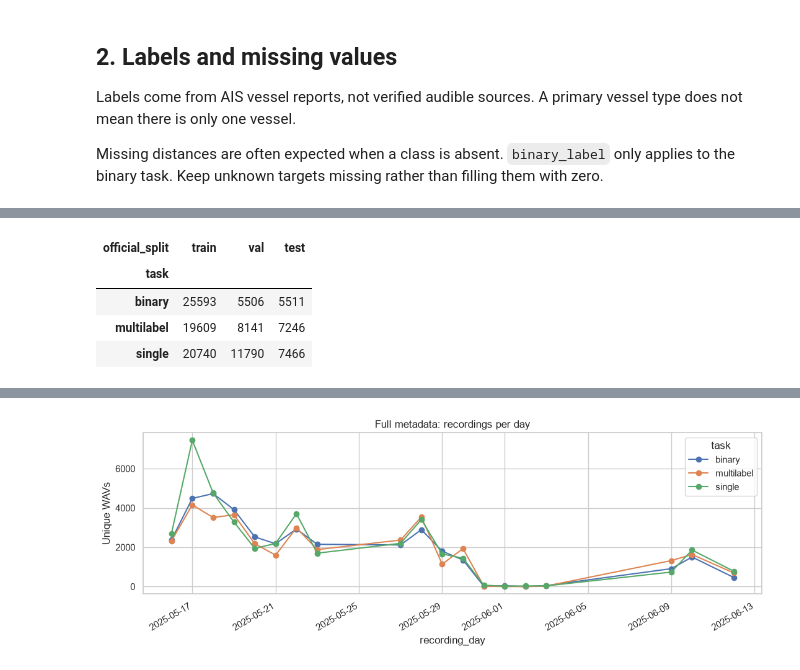
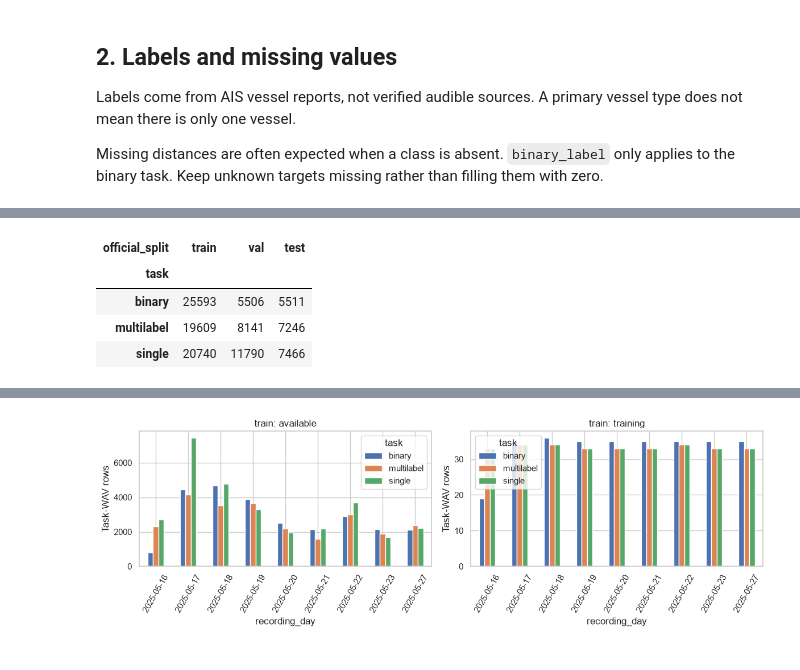
Before and after one commit to vowalsh/jhu-machine-learning-group-research-project, a Jupyter notebook: eda/eda.ipynb, the cells around one changed output, grey strips where cells are left out. Drawn from its saved outputs; the diff is of its cells as text; code cells hidden in the pictures.

```diff
--- a/eda/eda.ipynb
+++ b/eda/eda.ipynb
@@ -112,29 +231,77 @@ Compare the full eligible pools with our sample. A split with 15% of recording d
 # %%
-# Count unique WAVs per task, rather than adding repeated source rows.
+# Official-split overlap uses identities only, including reserved test membership.
 official_counts = manifest.groupby(['task', 'official_split'])['audio_path'].nunique()
 display(official_counts.unstack().reindex(columns=splits))
-
 official_membership = manifest.groupby(['task', 'audio_path'])['official_split'].nunique()
 shared_paths = official_membership.loc[official_membership.gt(1)]
 print(f'WAVs shared across official splits: '
       f'{shared_paths.index.get_level_values("audio_path").nunique():,}')
 
-# Use the same target exclusions as preparation, before comparing with the pilot.
-missing_binary = manifest['task'].eq('binary') & manifest['binary_label'].isna()
-eligible = manifest.loc[~(manifest['conflicting_target'] | missing_binary)]
-eligible_counts = eligible.groupby(['task', 'temporal_split'])['audio_path'].nunique()
-pilot_counts = pilot.groupby(['task', 'split'])['audio_path'].nunique()
-pilot_counts.index.names = eligible_counts.index.names
-coverage = pd.DataFrame({'eligible_wavs': eligible_counts, 'sampled_wavs': pilot_counts})
-display(coverage)
+# Common day and WAV assignments must agree across tasks.
+identity_tables = [('manifest', manifest, 'temporal_split'), ('pilot', pilot, 'split')]
+for name, table, split_column in identity_tables:
+    wav_splits = table.groupby('audio_path')[split_column].nunique()
+    day_splits = table.groupby('recording_day')[split_column].nunique()
+    print(f'{name}: WAVs crossing temporal splits = {wav_splits.gt(1).sum()}')
+    print(f'{name}: recording days crossing temporal splits = {day_splits.gt(1).sum()}')
+split_mismatches = pilot['split'].ne(pilot['temporal_split']).sum()
+print(f'Pilot split differs from temporal_split: {split_mismatches}')
+validation_membership = selected.loc[selected['split'].eq('val')]
+keys = ['task', 'audio_path']
+natural_keys = validation_membership.loc[validation_membership['view'].eq('natural'), keys]
+coverage_keys = validation_membership.loc[validation_membership['view'].eq('coverage'), keys]
+shared_validation = natural_keys.merge(coverage_keys, on=keys)
+print(f'Natural/coverage shared task-WAVs: {len(shared_validation)}')
 
-# Show when recordings were made. Each line counts unique WAVs for one task.
-daily = manifest.assign(recording_day=manifest['window_start'].dt.floor('D'))
-daily_counts = daily.groupby(['recording_day', 'task'])['audio_path'].nunique().unstack()
-daily_counts.plot(figsize=(11, 4), marker='o', title='Full metadata: recordings per day')
-plt.ylabel('Unique WAVs')
-plt.tight_layout()
-plt.show()
+# Compare development counts by day, five-minute bin, and vessel-count group.
+comparison['vessel_count_group'] = pd.cut(
+    comparison['n_vessels'], bins=[-1, 0, 1, 2, np.inf], labels=['0', '1', '2', '3+'],
+)
+comparison['vessel_count_group'] = (
+    comparison['vessel_count_group'].cat.add_categories('unknown').fillna('unknown')
+)
+print('Development rows, days, and time bins by view:')
+display(comparison.groupby(['task', 'split', 'view']).agg(
+    rows=('audio_path', 'size'), days=('recording_day', 'nunique'),
+    time_bins=('time_bin', 'nunique'),
+))
+for dimension in ['recording_day', 'time_bin', 'vessel_count_group']:
+    print(f'Development available versus selected: {dimension}')
+    counts = comparison.groupby(['task', 'split', dimension, 'view'], observed=True).size()
+    display(counts.unstack('view', fill_value=0).reindex(columns=view_order, fill_value=0))
+
+# Known dataset serializations contain nine-digit AIS identifier tokens.
+id_rows = []
+for (task, split, view), group in comparison.groupby(['task', 'split', 'view']):
+    unique_ids = (
+        group['all_mmsis'].dropna().astype(str).str.findall(r'\b\d{9}\b').explode().nunique()
+    )
+    id_rows.append({
+        'task': task, 'split': split, 'view': view, 'unique_ids': unique_ids,
+        'source': 'all_mmsis',
+    })
+id_counts = pd.DataFrame(id_rows)
+print('Unique AIS identifiers, not unique audible vessels:')
+display(id_counts)
+
+# Each development view has its own day distribution.
+for split in development_splits:
+    split_views = ['available', 'training']
+    if split == 'val':
+        split_views = ['available', 'natural', 'coverage']
+    fig, axes = plt.subplots(
+        1, len(split_views), figsize=(6 * len(split_views), 4), squeeze=False,
+    )
+    for ax, view in zip(axes[0], split_views):
+        group = comparison.loc[comparison['split'].eq(split) & comparison['view'].eq(view)]
+        if group.empty:
+            ax.set_title(f'{split}: {view} (empty)')
+            continue
+        daily_counts = group.groupby(['recording_day', 'task']).size().unstack(fill_value=0)
+        daily_counts.plot.bar(ax=ax, rot=60, title=f'{split}: {view}')
+        ax.set_ylabel('Task-WAV rows')
+    fig.tight_layout()
+    plt.show()
 # %% [output]
 | official_split | train | val | test |
 | task |  |  |  |
@@ -156 +404 @@ WAVs shared across official splits: 147
-[figure, old version]
+[figure, new version]
```
Also changed, not shown: parts of 9 cells of this notebook, 2 other files.
